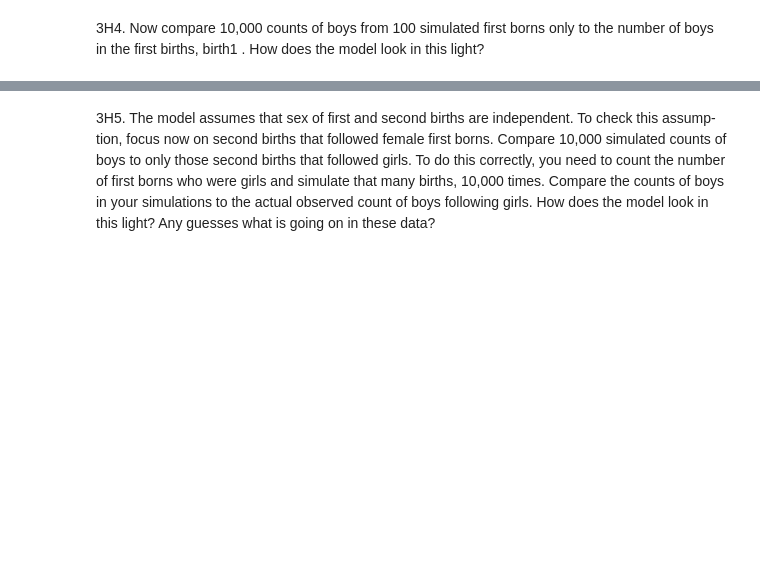
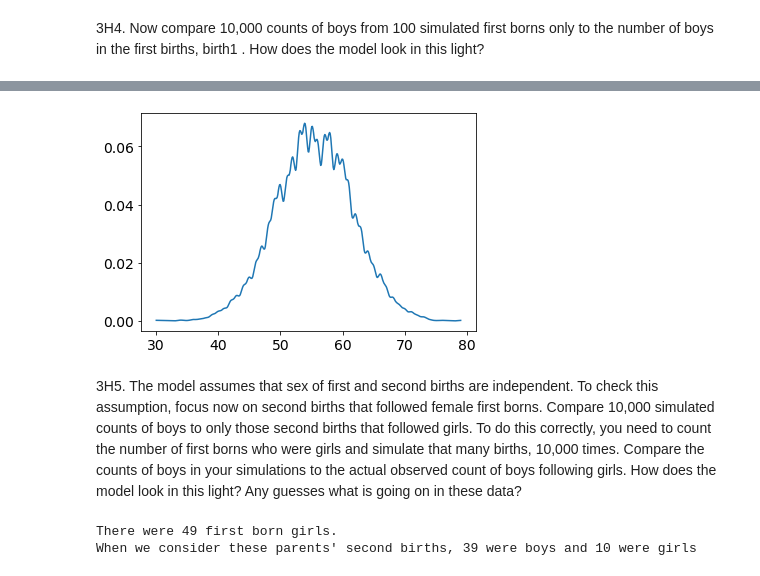
Before and after one commit to joshuachristie/statistical-rethinking, a Jupyter notebook: tfp/chapter3/chapter3_questions.ipynb, the cells around one changed output, grey strips where cells are left out. Cells and saved outputs as stored; diff of their text form; code cells hidden in the pictures; blank space fills up the shorter version.

```diff
--- a/tfp/chapter3/chapter3_questions.ipynb
+++ b/tfp/chapter3/chapter3_questions.ipynb
@@ -117,7 +304,21 @@ in the first births, birth1 . How does the model look in this light?
+# %%
+sim = posterior_prediction_simulation(100, samples)
+_, ax = plt.subplots()
+az.plot_kde(sim.numpy());
+# simulations from the posterior for all male births don't fit first born data that well
+# %% [output]
+[figure, added]
 # %% [markdown]
-3H5. The model assumes that sex of first and second births are independent. To check this assump-
-tion, focus now on second births that followed female first borns. Compare 10,000 simulated counts
+3H5. The model assumes that sex of first and second births are independent. To check this assumption, focus now on second births that followed female first borns. Compare 10,000 simulated counts
 of boys to only those second births that followed girls. To do this correctly, you need to count the
 number of first borns who were girls and simulate that many births, 10,000 times. Compare the
 counts of boys in your simulations to the actual observed count of boys following girls. How does the
 model look in this light? Any guesses what is going on in these data?
+# %%
+female_first_bool = tf.math.logical_not(tf.cast(birth1, dtype=tf.bool))
+num_first_born_girls = tf.size(birth1) - tf.reduce_sum(birth1)
+num_second_born_boys_after_first_born_girl = tf.reduce_sum(birth2[female_first_bool])
+print("There were {:d} first born girls.\nWhen we consider these parents' second births, {:d} were boys and {:d} were girls".format(num_first_born_girls, num_second_born_boys_after_first_born_girl, num_first_born_girls - num_second_born_boys_after_first_born_girl))
+# %% [output]
+There were 49 first born girls.
+When we consider these parents' second births, 39 were boys and 10 were girls
```
Also changed, not shown: parts of 51 cells of this notebook.
